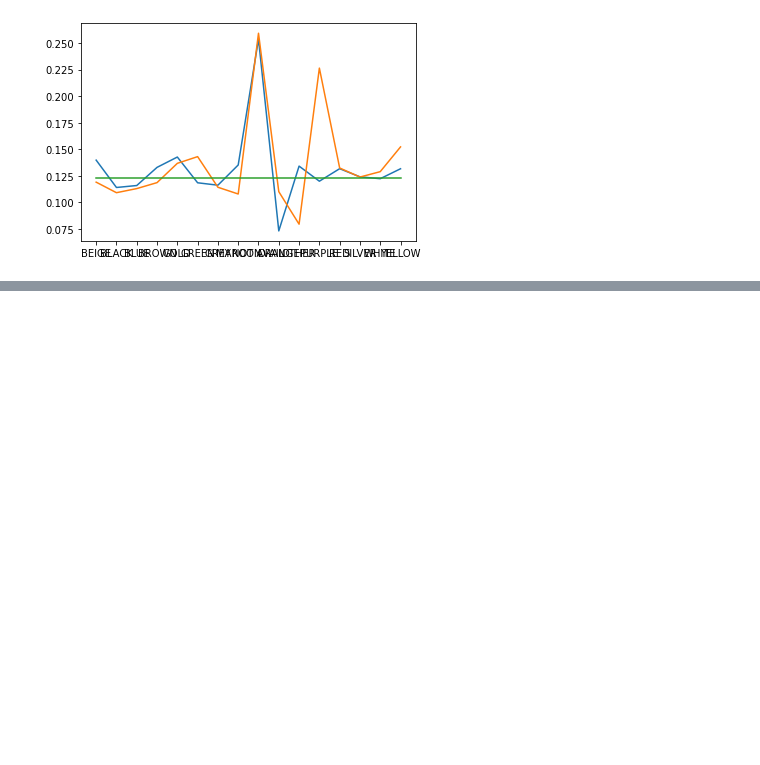
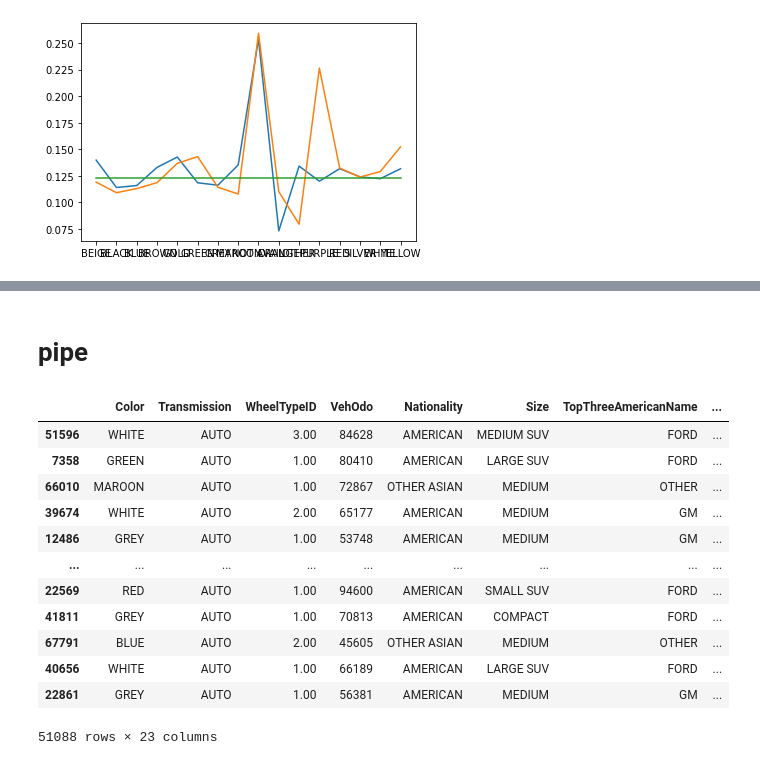
Before and after one commit to Koliber216/DontGetKicked-ML-Classification, a Jupyter notebook: model_selection.ipynb, the cells around one changed output, grey strips where cells are left out. Saved outputs shown, nothing was run; the diff lists cells and outputs as text; code cells hidden in the pictures; blank space fills up the shorter version.

```diff
--- a/model_selection.ipynb
+++ b/model_selection.ipynb
@@ -14,7 +14,7 @@ import seaborn as sns
 train_df = pd.read_csv('training.csv') # split for test and train set is ready
 test = pd.read_csv('test.csv')
 # %%
-our_columns = [1,10,11]+(list(range(18, 29))) + [31] + [12,14,15,16,17,29,30,31,32,33]
+our_columns = list(set([1,10,11]+(list(range(18, 29))) + [12,14,15,16,17,29,30,31,32,33]))
 df = train_df.iloc[:,our_columns]
 
 y = df["IsBadBuy"]
@@ -182,3 +208,5 @@ def preprocess_df(X):
     X = X.drop(labels = ['VNZIP1','VNST'],axis=1)
 
     return X
+# %% [markdown]
+# pipe
@@ -185,3 +216,27 @@ def preprocess_df(X):
+# %%
+X_train, X_val, y_train, y_val = train_test_split(
+    X, y, stratify=y, test_size=0.3, random_state=42
+)
+
+
+train = X_train.join(y_train)
+val = X_val.join(y_val)
+# %%
+X_train
+# %% [output]
+|  | Color | Transmission | WheelTypeID | VehOdo | Nationality | Size | TopThreeAmericanName | ... |
+| 51596 | WHITE | AUTO | 3.00 | 84628 | AMERICAN | MEDIUM SUV | FORD | ... |
+| 7358 | GREEN | AUTO | 1.00 | 80410 | AMERICAN | LARGE SUV | FORD | ... |
+| 66010 | MAROON | AUTO | 1.00 | 72867 | OTHER ASIAN | MEDIUM | OTHER | ... |
+| 39674 | WHITE | AUTO | 2.00 | 65177 | AMERICAN | MEDIUM | GM | ... |
+| 12486 | GREY | AUTO | 1.00 | 53748 | AMERICAN | MEDIUM | GM | ... |
+| ... | ... | ... | ... | ... | ... | ... | ... | ... |
+| 22569 | RED | AUTO | 1.00 | 94600 | AMERICAN | SMALL SUV | FORD | ... |
+| 41811 | GREY | AUTO | 1.00 | 70813 | AMERICAN | COMPACT | FORD | ... |
+| 67791 | BLUE | AUTO | 2.00 | 45605 | OTHER ASIAN | MEDIUM | OTHER | ... |
+| 40656 | WHITE | AUTO | 1.00 | 66189 | AMERICAN | LARGE SUV | FORD | ... |
+| 22861 | GREY | AUTO | 1.00 | 56381 | AMERICAN | MEDIUM | GM | ... |
+51088 rows × 23 columns
 # %%
 from sklearn.preprocessing import StandardScaler, FunctionTransformer, LabelEncoder
 from sklearn.compose import ColumnTransformer
```
Also changed, not shown: parts of 30 cells of this notebook, 2 other files.
